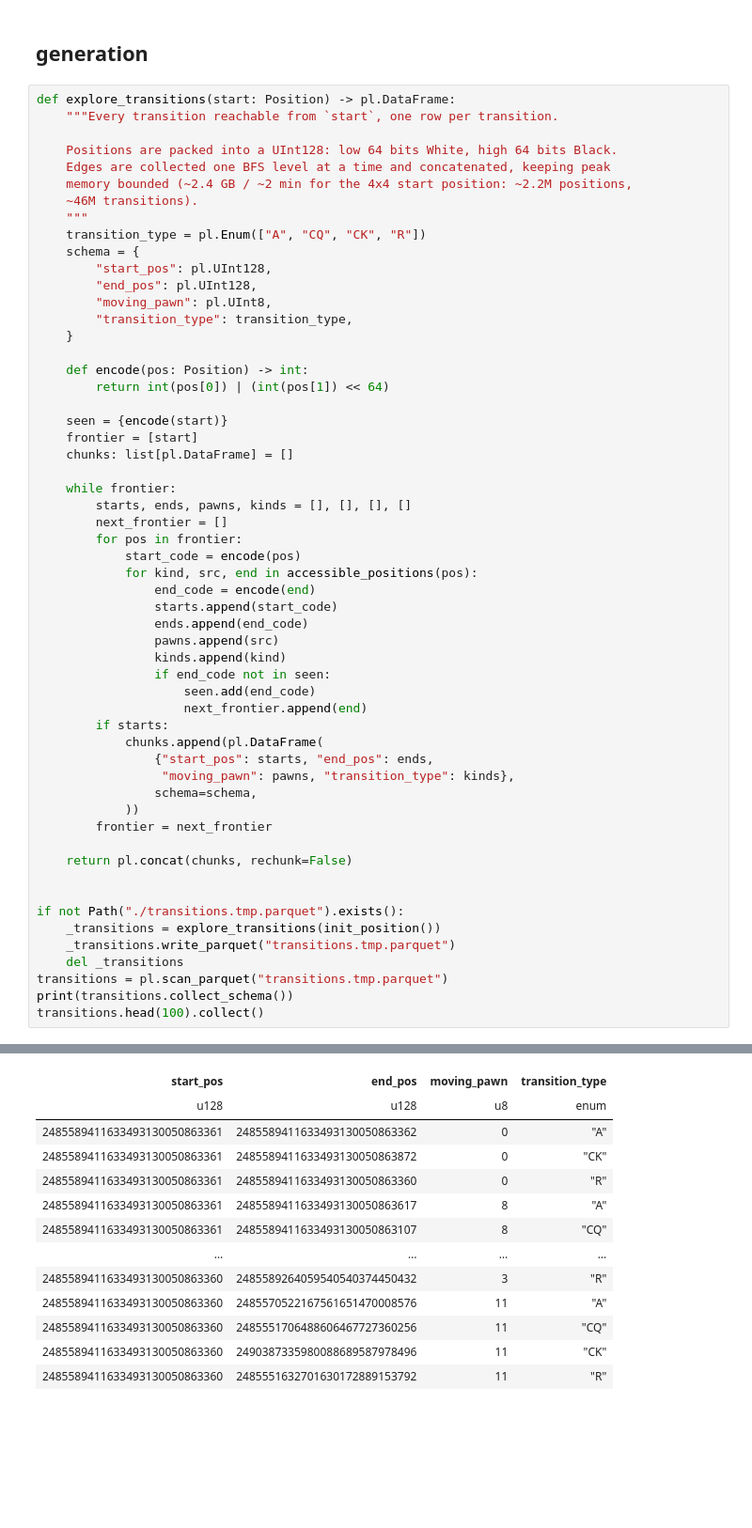
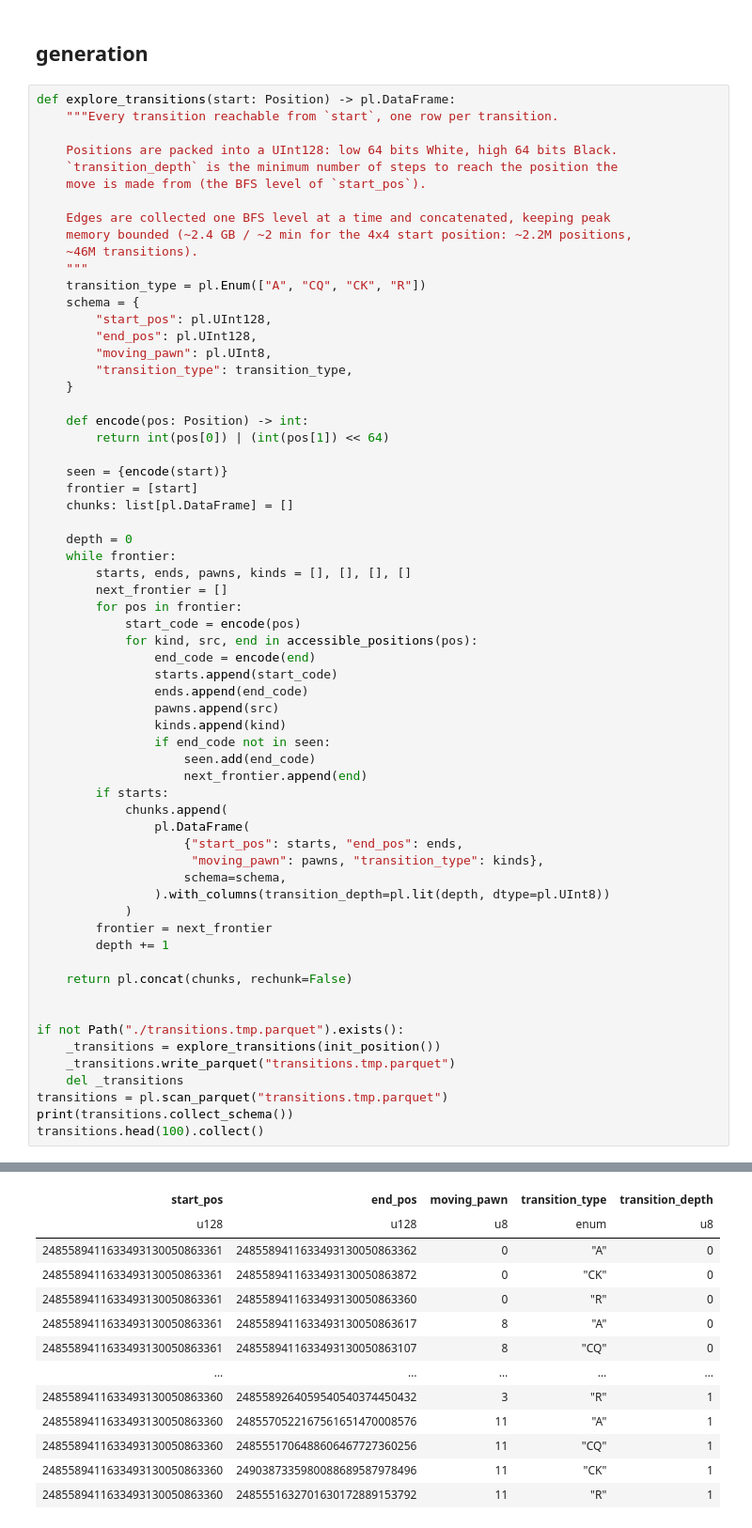
Before and after one commit to movpasd/pawncounter, a Jupyter notebook: Main.ipynb, the cells around one changed output, grey strips where cells are left out. Shown at 94% size. Cells and saved outputs as stored; diff of their text form; blank space fills up the shorter version.

Commit message:
Transition depth tracking added

```diff
--- a/Main.ipynb
+++ b/Main.ipynb
@@ -207,6 +207,9 @@ def explore_transitions(start: Position) -> pl.DataFrame:
     """Every transition reachable from `start`, one row per transition.
 
     Positions are packed into a UInt128: low 64 bits White, high 64 bits Black.
+    `transition_depth` is the minimum number of steps to reach the position the
+    move is made from (the BFS level of `start_pos`).
+
     Edges are collected one BFS level at a time and concatenated, keeping peak
     memory bounded (~2.4 GB / ~2 min for the 4x4 start position: ~2.2M positions,
     ~46M transitions).
@@ -226,6 +229,7 @@ def explore_transitions(start: Position) -> pl.DataFrame:
     frontier = [start]
     chunks: list[pl.DataFrame] = []
 
+    depth = 0
     while frontier:
         starts, ends, pawns, kinds = [], [], [], []
         next_frontier = []
@@ -241,12 +245,15 @@ def explore_transitions(start: Position) -> pl.DataFrame:
                     seen.add(end_code)
                     next_frontier.append(end)
         if starts:
-            chunks.append(pl.DataFrame(
-                {"start_pos": starts, "end_pos": ends,
-                 "moving_pawn": pawns, "transition_type": kinds},
-                schema=schema,
-            ))
+            chunks.append(
+                pl.DataFrame(
+                    {"start_pos": starts, "end_pos": ends,
+                     "moving_pawn": pawns, "transition_type": kinds},
+                    schema=schema,
+                ).with_columns(transition_depth=pl.lit(depth, dtype=pl.UInt8))
+            )
         frontier = next_frontier
+        depth += 1
 
     return pl.concat(chunks, rechunk=False)
 
@@ -264,13 +271,13 @@ shape: (100, 4)
-| start_pos | end_pos | moving_pawn | transition_type |
-| u128 | u128 | u8 | enum |
-| 2485589411633493130050863361 | 2485589411633493130050863362 | 0 | "A" |
-| 2485589411633493130050863361 | 2485589411633493130050863872 | 0 | "CK" |
-| 2485589411633493130050863361 | 2485589411633493130050863360 | 0 | "R" |
-| 2485589411633493130050863361 | 2485589411633493130050863617 | 8 | "A" |
-| 2485589411633493130050863361 | 2485589411633493130050863107 | 8 | "CQ" |
-| … | … | … | … |
-| 2485589411633493130050863360 | 2485589264059540540374450432 | 3 | "R" |
-| 2485589411633493130050863360 | 2485570522167561651470008576 | 11 | "A" |
-| 2485589411633493130050863360 | 2485551706488606467727360256 | 11 | "CQ" |
-| 2485589411633493130050863360 | 2490387335980088689587978496 | 11 | "CK" |
-| 2485589411633493130050863360 | 2485551632701630172889153792 | 11 | "R" |
+| start_pos | end_pos | moving_pawn | transition_type | transition_depth |
+| u128 | u128 | u8 | enum | u8 |
+| 2485589411633493130050863361 | 2485589411633493130050863362 | 0 | "A" | 0 |
+| 2485589411633493130050863361 | 2485589411633493130050863872 | 0 | "CK" | 0 |
+| 2485589411633493130050863361 | 2485589411633493130050863360 | 0 | "R" | 0 |
+| 2485589411633493130050863361 | 2485589411633493130050863617 | 8 | "A" | 0 |
+| 2485589411633493130050863361 | 2485589411633493130050863107 | 8 | "CQ" | 0 |
+| … | … | … | … | … |
+| 2485589411633493130050863360 | 2485589264059540540374450432 | 3 | "R" | 1 |
+| 2485589411633493130050863360 | 2485570522167561651470008576 | 11 | "A" | 1 |
+| 2485589411633493130050863360 | 2485551706488606467727360256 | 11 | "CQ" | 1 |
+| 2485589411633493130050863360 | 2490387335980088689587978496 | 11 | "CK" | 1 |
+| 2485589411633493130050863360 | 2485551632701630172889153792 | 11 | "R" | 1 |
```
Also changed, not shown: parts of 2 cells of this notebook.
